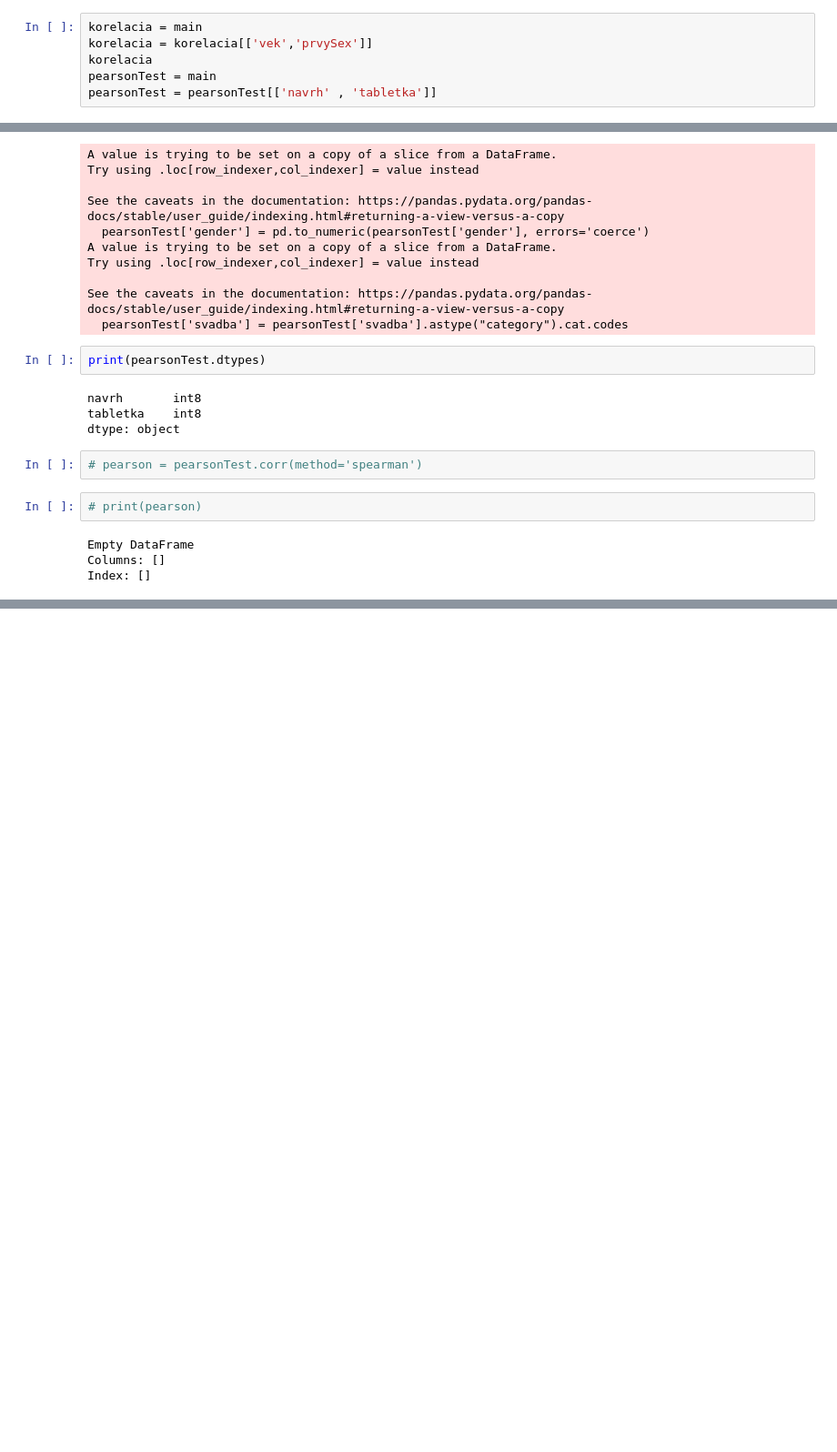
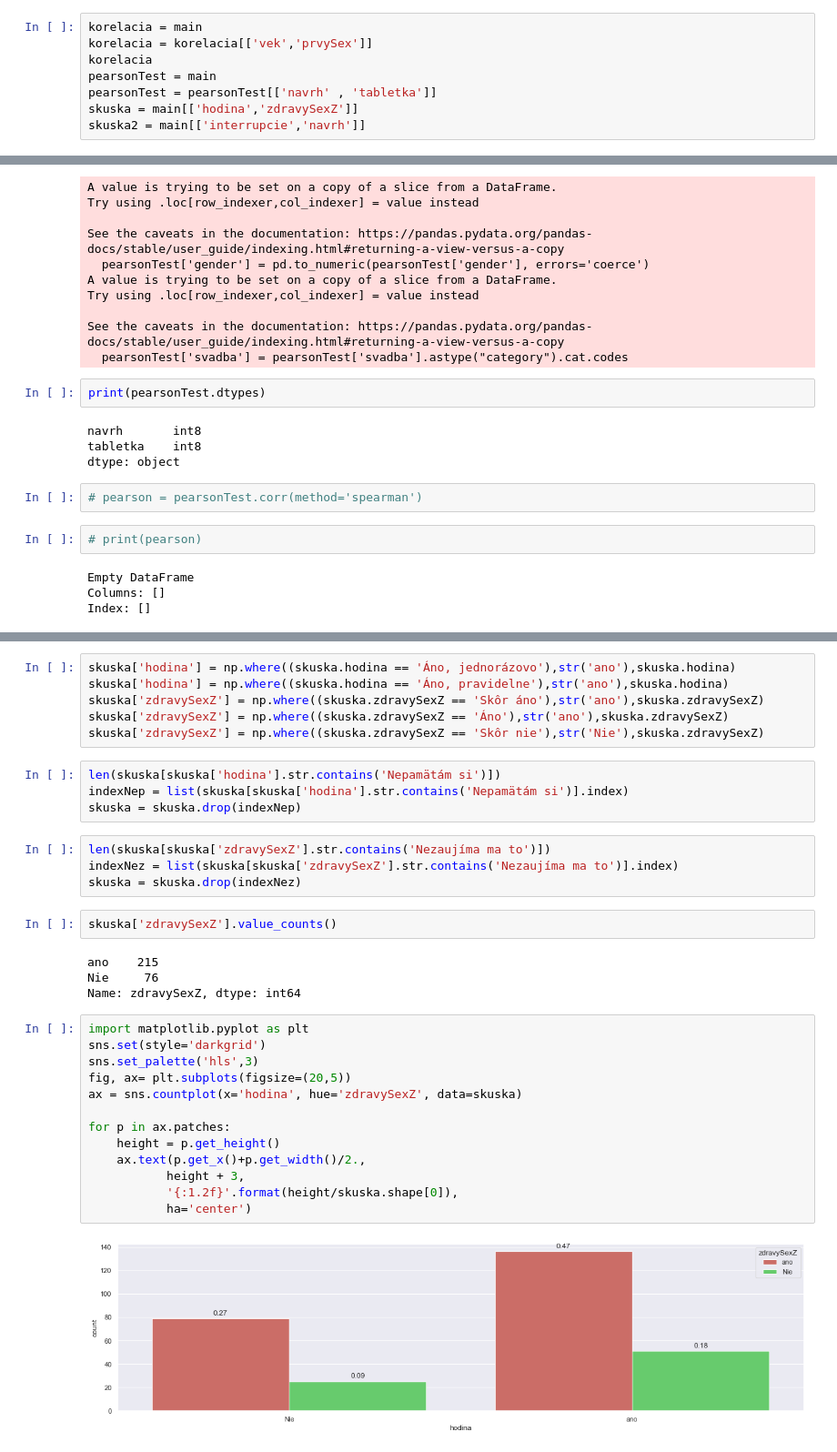
Before and after one commit to KlaraHirm/SOC, a Jupyter notebook: SOC.ipynb, the cells around one changed output, grey strips where cells are left out. Shown at 91% size. Cells and saved outputs as stored; diff of their text form; blank space fills up the shorter version.

```diff
--- a/SOC.ipynb
+++ b/SOC.ipynb
@@ -76,6 +78,8 @@ korelacia = korelacia[['vek','prvySex']]
 korelacia
 pearsonTest = main
 pearsonTest = pearsonTest[['navrh' , 'tabletka']]
+skuska = main[['hodina','zdravySexZ']]
+skuska2 = main[['interrupcie','navrh']]
 # %%
 print(korelacia.dtypes)
 # %% [output]
@@ -372,0 +389,35 @@ Index: []
+# %%
+skuska['hodina'] = np.where((skuska.hodina == 'Áno, jednorázovo'),str('ano'),skuska.hodina)
+skuska['hodina'] = np.where((skuska.hodina == 'Áno, pravidelne'),str('ano'),skuska.hodina)
+skuska['zdravySexZ'] = np.where((skuska.zdravySexZ == 'Skôr áno'),str('ano'),skuska.zdravySexZ)
+skuska['zdravySexZ'] = np.where((skuska.zdravySexZ == 'Áno'),str('ano'),skuska.zdravySexZ)
+skuska['zdravySexZ'] = np.where((skuska.zdravySexZ == 'Skôr nie'),str('Nie'),skuska.zdravySexZ)
+# %%
+len(skuska[skuska['hodina'].str.contains('Nepamätám si')])
+indexNep = list(skuska[skuska['hodina'].str.contains('Nepamätám si')].index)
+skuska = skuska.drop(indexNep)
+# %%
+len(skuska[skuska['zdravySexZ'].str.contains('Nezaujíma ma to')])
+indexNez = list(skuska[skuska['zdravySexZ'].str.contains('Nezaujíma ma to')].index)
+skuska = skuska.drop(indexNez)
+# %%
+skuska['zdravySexZ'].value_counts()
+# %% [output]
+ano    215
+Nie     76
+Name: zdravySexZ, dtype: int64
+# %%
+import matplotlib.pyplot as plt
+sns.set(style='darkgrid')
+sns.set_palette('hls',3)
+fig, ax= plt.subplots(figsize=(20,5))
+ax = sns.countplot(x='hodina', hue='zdravySexZ', data=skuska)
+
+for p in ax.patches:
+    height = p.get_height()
+    ax.text(p.get_x()+p.get_width()/2.,
+           height + 3,
+           '{:1.2f}'.format(height/skuska.shape[0]),
+           ha='center')
+# %% [output]
+[figure, added]
```
Also changed, not shown: parts of 13 cells of this notebook.
